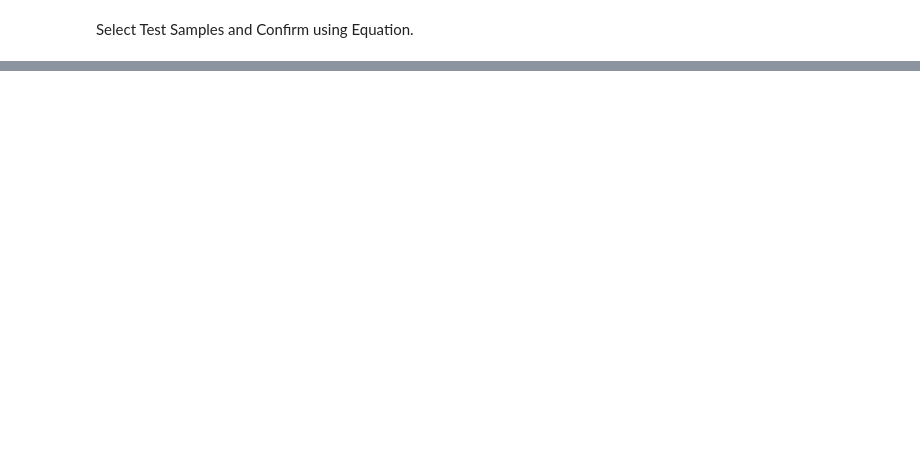
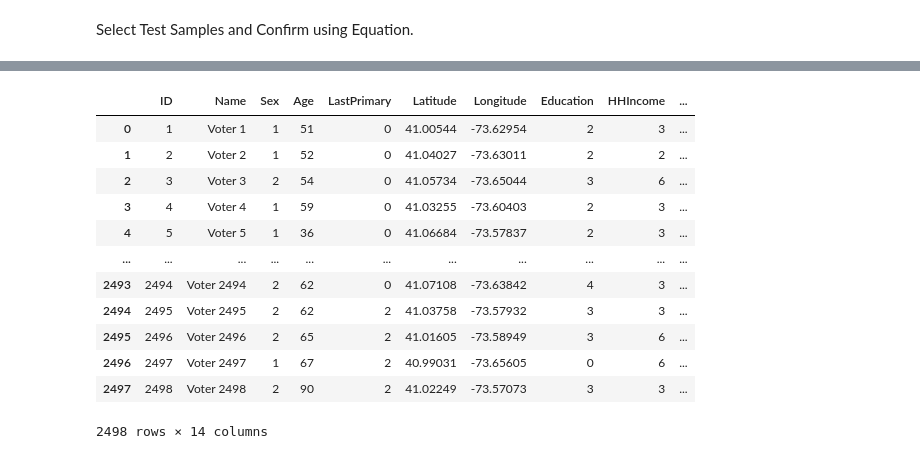
Before and after one commit to ellenwterry/PoliticalAnalysis, a Jupyter notebook: Reg_NE_and_LogReg.ipynb, the cells around one changed output, grey strips where cells are left out. Saved outputs shown, nothing was run; the diff lists cells and outputs as text; code cells hidden in the pictures; blank space fills up the shorter version.

```diff
--- a/Reg_NE_and_LogReg.ipynb
+++ b/Reg_NE_and_LogReg.ipynb
@@ -146,0 +180,18 @@ array([0.85828241])
+# %%
+VoteBase['Prob'] = pd.DataFrame(model.predict_proba(Xmatrix))[1]
+# %%
+VoteBase
+# %% [output]
+|  | ID | Name | Sex | Age | LastPrimary | Latitude | Longitude | Education | HHIncome | ... |
+| 0 | 1 | Voter 1 | 1 | 51 | 0 | 41.00544 | -73.62954 | 2 | 3 | ... |
+| 1 | 2 | Voter 2 | 1 | 52 | 0 | 41.04027 | -73.63011 | 2 | 2 | ... |
+| 2 | 3 | Voter 3 | 2 | 54 | 0 | 41.05734 | -73.65044 | 3 | 6 | ... |
+| 3 | 4 | Voter 4 | 1 | 59 | 0 | 41.03255 | -73.60403 | 2 | 3 | ... |
+| 4 | 5 | Voter 5 | 1 | 36 | 0 | 41.06684 | -73.57837 | 2 | 3 | ... |
+| ... | ... | ... | ... | ... | ... | ... | ... | ... | ... | ... |
+| 2493 | 2494 | Voter 2494 | 2 | 62 | 0 | 41.07108 | -73.63842 | 4 | 3 | ... |
+| 2494 | 2495 | Voter 2495 | 2 | 62 | 2 | 41.03758 | -73.57932 | 3 | 3 | ... |
+| 2495 | 2496 | Voter 2496 | 2 | 65 | 2 | 41.01605 | -73.58949 | 3 | 6 | ... |
+| 2496 | 2497 | Voter 2497 | 1 | 67 | 2 | 40.99031 | -73.65605 | 0 | 6 | ... |
+| 2497 | 2498 | Voter 2498 | 2 | 90 | 2 | 41.02249 | -73.57073 | 3 | 3 | ... |
+2498 rows × 14 columns
```
Also changed, not shown: parts of 5 cells of this notebook.
